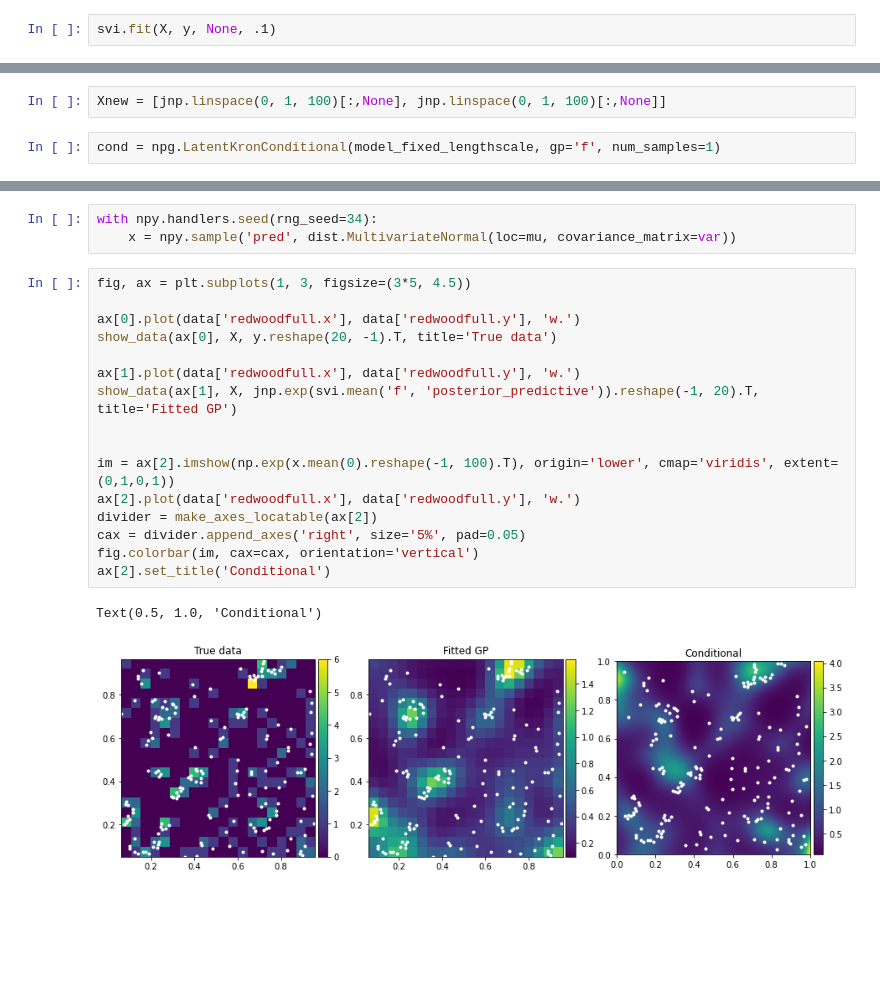
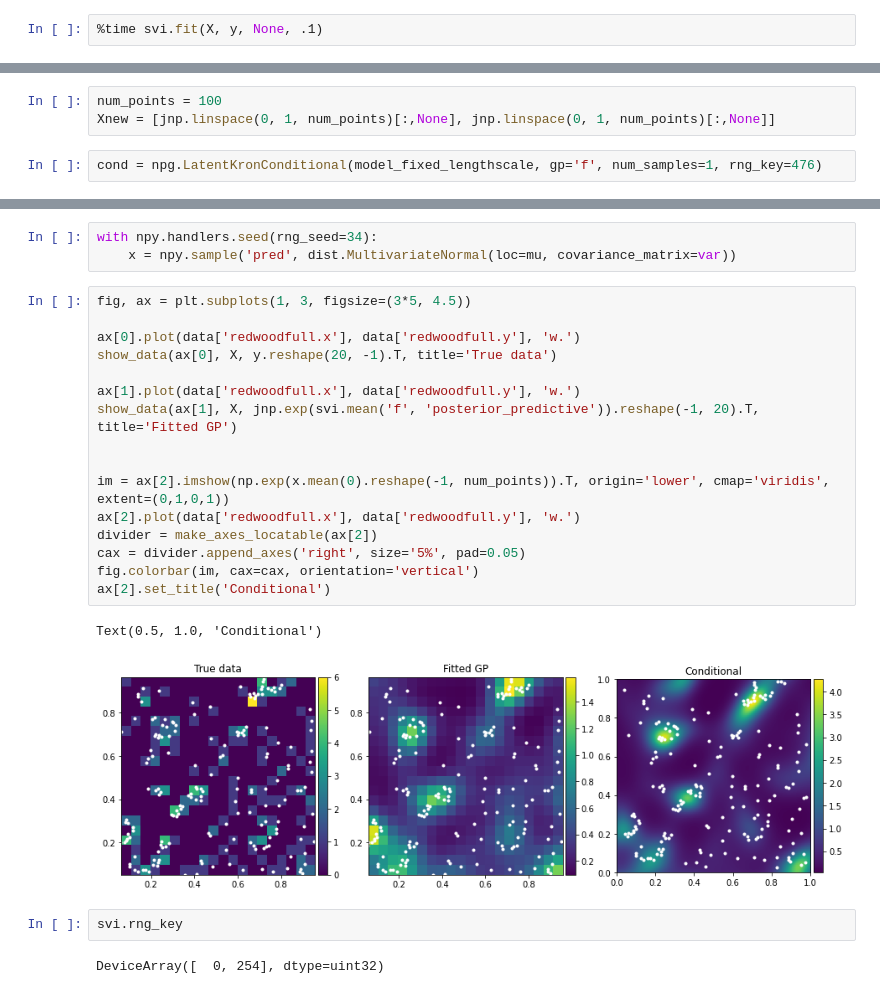
Before and after one commit to sagar87/numgp, a Jupyter notebook: notebooks/redwood.ipynb, the cells around one changed output, grey strips where cells are left out. Drawn from its saved outputs; the diff is of its cells as text; blank space fills up the shorter version.

```diff
--- a/notebooks/redwood.ipynb
+++ b/notebooks/redwood.ipynb
@@ -89,4 +89,4 @@ guide_fixed_lengthscale = AutoDiagonalNormal(model_fixed_lengthscale)
 # %%
 svi = npg.handler.SVIHandler(model_fixed_lengthscale, guide_fixed_lengthscale, num_epochs=10000)
 # %%
-svi.fit(X, y, None, .1)
+%time svi.fit(X, y, None, .1)
@@ -108,9 +111,10 @@ show_data(ax[1], X, jnp.exp(svi.mean('f', 'posterior_predictive')).reshape(-1, 2
 # %% [markdown]
 # Conditional
 # %%
-Xnew = [jnp.linspace(0, 1, 100)[:,None], jnp.linspace(0, 1, 100)[:,None]]
+num_points = 100
+Xnew = [jnp.linspace(0, 1, num_points)[:,None], jnp.linspace(0, 1, num_points)[:,None]]
 # %%
-cond = npg.LatentKronConditional(model_fixed_lengthscale, gp='f', num_samples=1)
+cond = npg.LatentKronConditional(model_fixed_lengthscale, gp='f', num_samples=1, rng_key=476)
 # %%
 mu, var = cond.conditional_from_guide(guide_fixed_lengthscale, svi.params, X, y, Xnew, 0.1)
 # %%
@@ -119,19 +123,23 @@ with npy.handlers.seed(rng_seed=34):
 # %%
 fig, ax = plt.subplots(1, 3, figsize=(3*5, 4.5))
 
 ax[0].plot(data['redwoodfull.x'], data['redwoodfull.y'], 'w.')
 show_data(ax[0], X, y.reshape(20, -1).T, title='True data')
 
 ax[1].plot(data['redwoodfull.x'], data['redwoodfull.y'], 'w.')
 show_data(ax[1], X, jnp.exp(svi.mean('f', 'posterior_predictive')).reshape(-1, 20).T, title='Fitted GP')
 
 
-im = ax[2].imshow(np.exp(x.mean(0).reshape(-1, 100).T), origin='lower', cmap='viridis', extent=(0,1,0,1))
+im = ax[2].imshow(np.exp(x.mean(0).reshape(-1, num_points)).T, origin='lower', cmap='viridis', extent=(0,1,0,1))
 ax[2].plot(data['redwoodfull.x'], data['redwoodfull.y'], 'w.')
 divider = make_axes_locatable(ax[2])
 cax = divider.append_axes('right', size='5%', pad=0.05)
 fig.colorbar(im, cax=cax, orientation='vertical')
 ax[2].set_title('Conditional')
 # %% [output]
 Text(0.5, 1.0, 'Conditional')
-[figure, old version]
+[figure, new version]
+# %%
+svi.rng_key
+# %% [output]
+DeviceArray([  0, 254], dtype=uint32)
```
Also changed, not shown: parts of 1 cell of this notebook, 8 other files.
